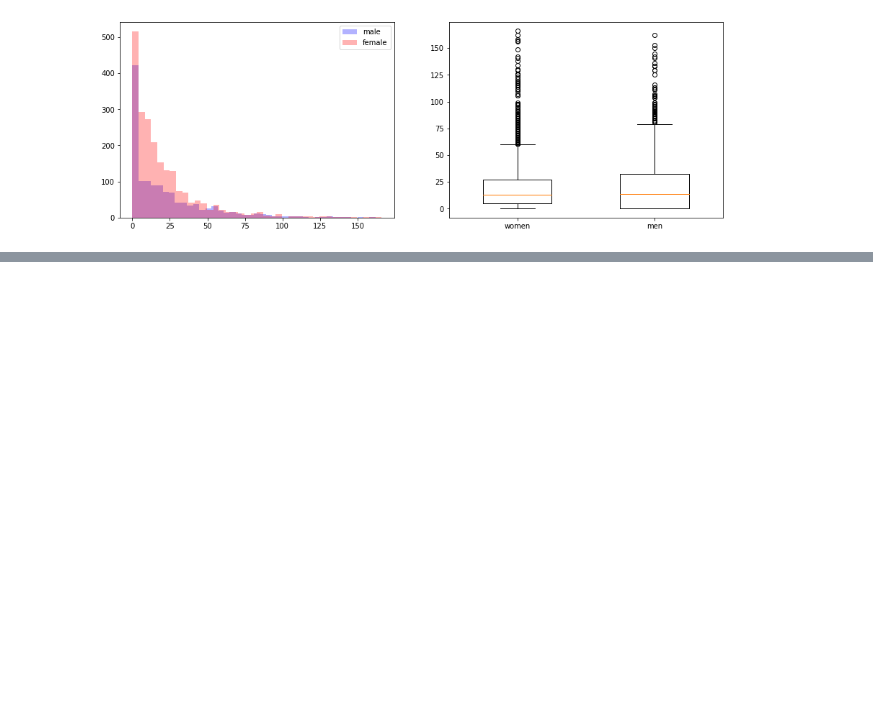
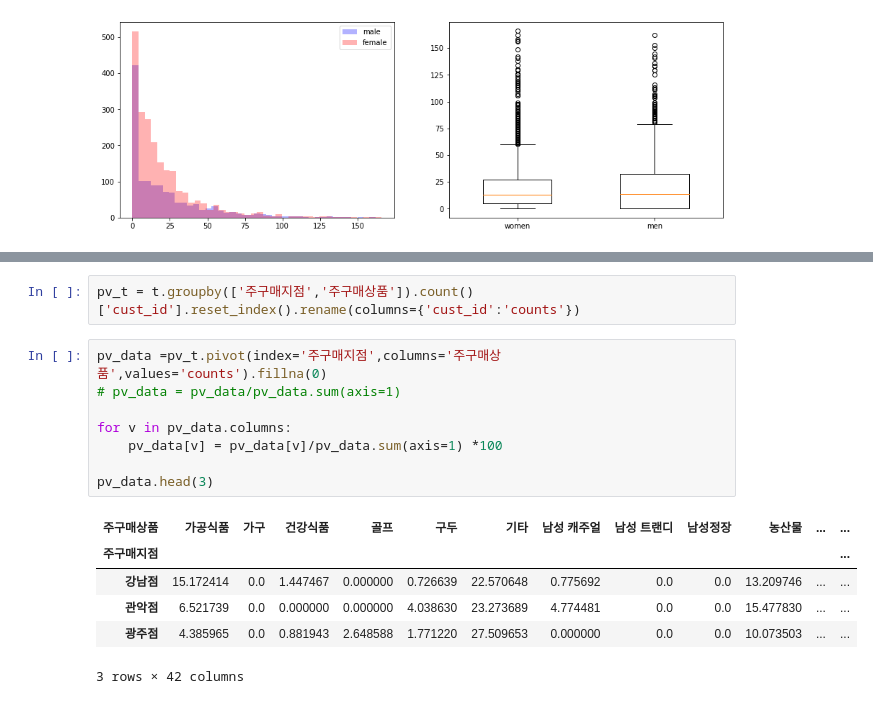
Before and after one commit to jaewon-jun9/python_study, a Jupyter notebook: 빅데이터분석기사/출제예시/제2유형.ipynb, the cells around one changed output, grey strips where cells are left out. Cells and saved outputs as stored; diff of their text form; blank space fills up the shorter version.

```diff
--- a/빅데이터분석기사/출제예시/제2유형.ipynb
+++ b/빅데이터분석기사/출제예시/제2유형.ipynb
@@ -209,0 +218,17 @@ for v in numeric:
+# %%
+pv_t = t.groupby(['주구매지점','주구매상품']).count()['cust_id'].reset_index().rename(columns={'cust_id':'counts'})
+# %%
+pv_data =pv_t.pivot(index='주구매지점',columns='주구매상품',values='counts').fillna(0)
+# pv_data = pv_data/pv_data.sum(axis=1)
+
+for v in pv_data.columns:
+    pv_data[v] = pv_data[v]/pv_data.sum(axis=1) *100
+
+pv_data.head(3)
+# %% [output]
+| 주구매상품 | 가공식품 | 가구 | 건강식품 | 골프 | 구두 | 기타 | 남성 캐주얼 | 남성 트랜디 | 남성정장 | 농산물 | ... | ... |
+| 주구매지점 |  |  |  |  |  |  |  |  |  |  |  | ... |
+| 강남점 | 15.172414 | 0.0 | 1.447467 | 0.000000 | 0.726639 | 22.570648 | 0.775692 | 0.0 | 0.0 | 13.209746 | ... | ... |
+| 관악점 | 6.521739 | 0.0 | 0.000000 | 0.000000 | 4.038630 | 23.273689 | 4.774481 | 0.0 | 0.0 | 15.477830 | ... | ... |
+| 광주점 | 4.385965 | 0.0 | 0.881943 | 2.648588 | 1.771220 | 27.509653 | 0.000000 | 0.0 | 0.0 | 10.073503 | ... | ... |
+3 rows × 42 columns
```
Also changed, not shown: parts of 2 cells of this notebook.
